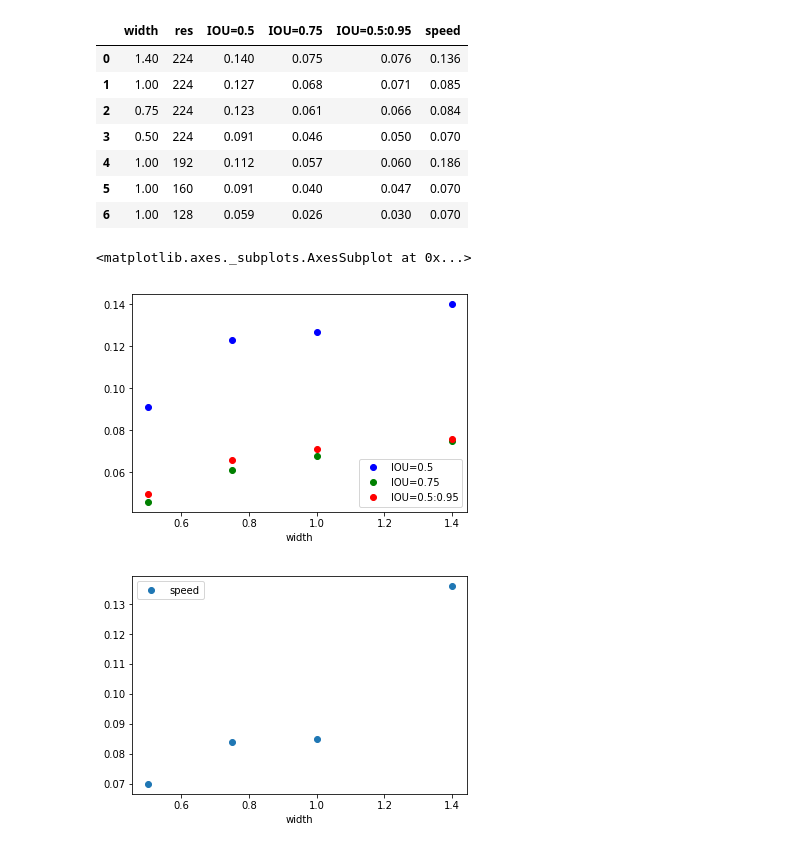
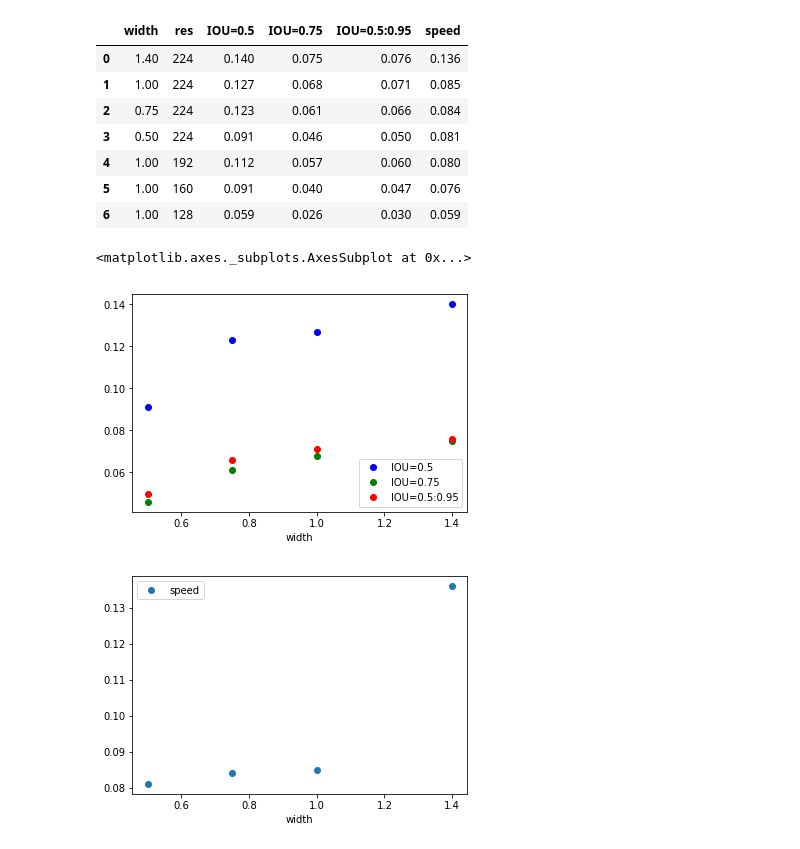
Before and after one commit to lindawangg/OLIV, a Jupyter notebook: eval/comparisons.ipynb, the cells around one changed output. Saved outputs shown, nothing was run; the diff lists cells and outputs as text; code cells hidden in the pictures.

```diff
--- a/eval/comparisons.ipynb
+++ b/eval/comparisons.ipynb
@@ -4,21 +4,21 @@ import pandas as pd
 # %%
 r = {'width': [1.4, 1, 0.75, 0.5, 1, 1, 1],
      'res': [224, 224, 224, 224, 192, 160, 128],
      'IOU=0.5': [0.140, 0.127, 0.123, 0.091, 0.112, 0.091, 0.059],
      'IOU=0.75':[0.075,0.068, 0.061, 0.046, 0.057, 0.040, 0.026],
      'IOU=0.5:0.95':[0.076,0.071,0.066, 0.050, 0.060, 0.047, 0.030],
-     'speed':[0.136,0.085,0.084, 0.070, 0.186, 0.070, 0.070]}
+     'speed':[0.136,0.085,0.084, 0.081, 0.080, 0.076, 0.059]}
 df = pd.DataFrame(data=r)
 df
 # %% [output]
 |  | width | res | IOU=0.5 | IOU=0.75 | IOU=0.5:0.95 | speed |
 | 0 | 1.40 | 224 | 0.140 | 0.075 | 0.076 | 0.136 |
 | 1 | 1.00 | 224 | 0.127 | 0.068 | 0.071 | 0.085 |
 | 2 | 0.75 | 224 | 0.123 | 0.061 | 0.066 | 0.084 |
-| 3 | 0.50 | 224 | 0.091 | 0.046 | 0.050 | 0.070 |
-| 4 | 1.00 | 192 | 0.112 | 0.057 | 0.060 | 0.186 |
-| 5 | 1.00 | 160 | 0.091 | 0.040 | 0.047 | 0.070 |
-| 6 | 1.00 | 128 | 0.059 | 0.026 | 0.030 | 0.070 |
+| 3 | 0.50 | 224 | 0.091 | 0.046 | 0.050 | 0.081 |
+| 4 | 1.00 | 192 | 0.112 | 0.057 | 0.060 | 0.080 |
+| 5 | 1.00 | 160 | 0.091 | 0.040 | 0.047 | 0.076 |
+| 6 | 1.00 | 128 | 0.059 | 0.026 | 0.030 | 0.059 |
 # %%
 # varying width, constant resolution with different IoUs
 ap_width = df.loc[df['res']==224]
@@ -32,7 +32,7 @@ speed_width.plot(x='width', y='speed', style='o')
 # %% [output]
 <matplotlib.axes._subplots.AxesSubplot at 0x...>
 [figure]
-[figure, old version]
+[figure, new version]
 # %%
 # varying resolution, constant width with different IoUs
 ap_res = df.loc[df['width']==1]
```
Also changed, not shown: parts of 2 cells of this notebook.
